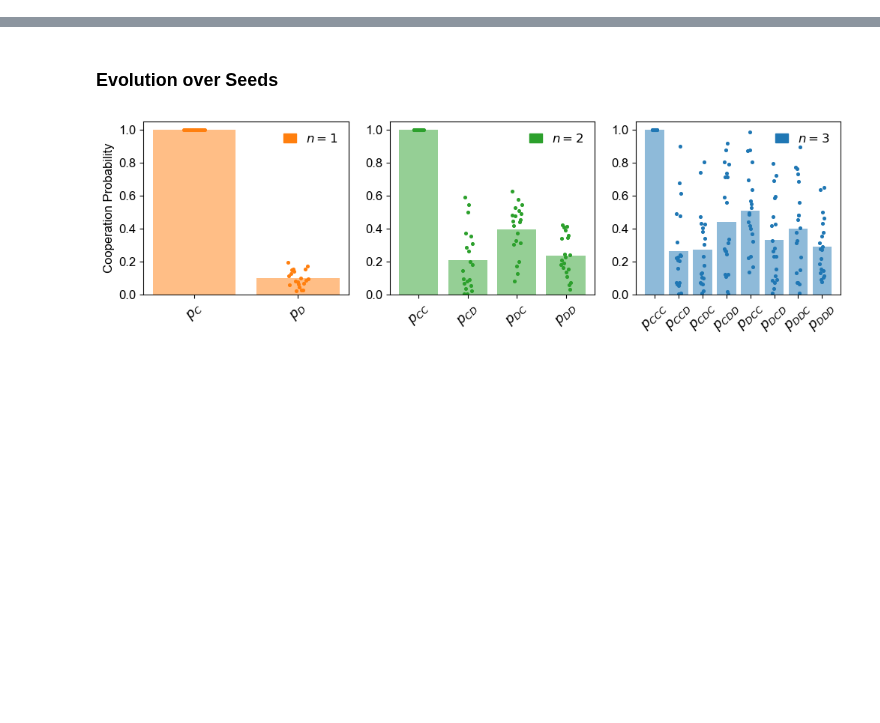
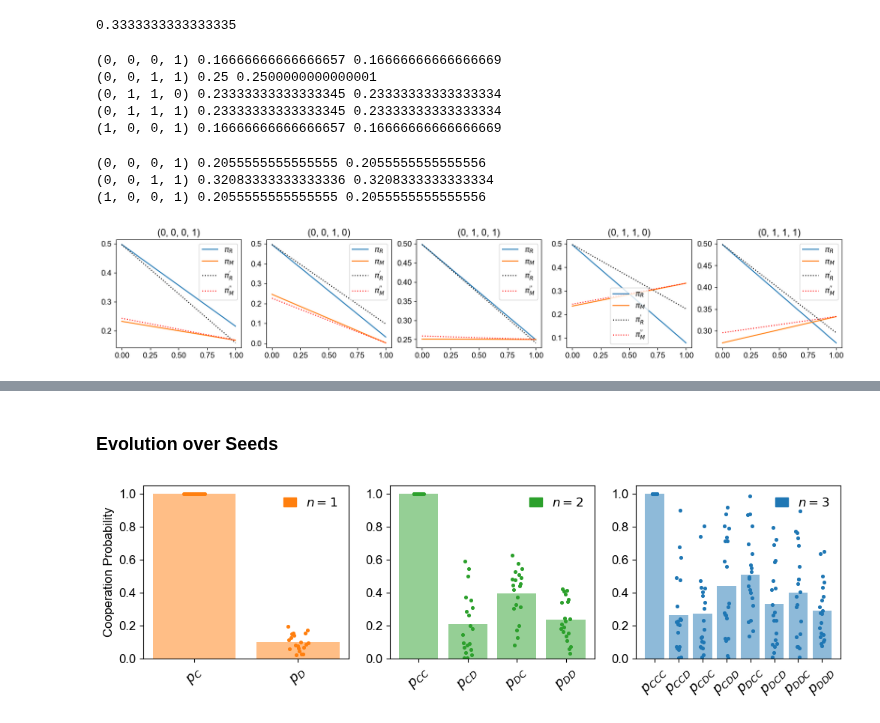
Before and after one commit to Nikoleta-v3/conditional-cooperation-with-longer-memory, a Jupyter notebook: notebooks/Looking into Fig 3.ipynb, the cells around one changed output, grey strips where cells are left out. Cells and saved outputs as stored; diff of their text form; code cells hidden in the pictures; blank space fills up the shorter version.

```diff
--- a/notebooks/Looking into Fig 3.ipynb
+++ b/notebooks/Looking into Fig 3.ipynb
@@ -167,0 +251,4 @@ Text(0.5, 1.0, 'Reactive-1')
+# %%
+ss[1]
+# %% [output]
+0.3333333333333335
@@ -167,0 +257,26 @@ Text(0.5, 1.0, 'Reactive-1')
+# %%
+for coplayer in pure:
+    A = match_payoffs_efficiently(player1_evol_outcome, coplayer, 1, 1/2)
+
+    B = match_payoffs_efficiently(player1_opposite, coplayer, 1, 1/2)
+
+    if A != B:
+        print(coplayer, A, B)
+# %% [output]
+(0, 0, 0, 1) 0.16666666666666657 0.16666666666666669
+(0, 0, 1, 1) 0.25 0.2500000000000001
+(0, 1, 1, 0) 0.23333333333333345 0.23333333333333334
+(0, 1, 1, 1) 0.23333333333333345 0.23333333333333334
+(1, 0, 0, 1) 0.16666666666666657 0.16666666666666669
+# %%
+for coplayer in pure:
+    A = match_payoffs_efficiently(player1_evol_outcome, coplayer, 1, 1/3)
+
+    B = match_payoffs_efficiently(player1_opposite, coplayer, 1, 1/3)
+
+    if A != B:
+        print(coplayer, A, B)
+# %% [output]
+(0, 0, 0, 1) 0.2055555555555555 0.2055555555555556
+(0, 0, 1, 1) 0.32083333333333336 0.3208333333333334
+(1, 0, 0, 1) 0.2055555555555555 0.2055555555555556
@@ -167,0 +293,38 @@ Text(0.5, 1.0, 'Reactive-1')
+# %%
+fig, axes = plt.subplots(ncols=5, figsize=(20, 3
+                                ))
+
+for i, index in enumerate(deviating_indices):
+
+    mutant = pure[index]
+
+    payoffsR = []; payoffsM = []
+
+    payoffsR2 = []; payoffsM2 = []
+
+
+    for k in (1, 99):
+
+        pR, pM = expected_payoffs(resident1, mutant, b, c, N, k, memory)
+
+        payoffsR.append(pR)
+        payoffsM.append(pM)
+
+        pR2, pM2 = expected_payoffs(resident2, mutant, b, c, N, k, memory)
+
+        payoffsR2.append(pR2)
+        payoffsM2.append(pM2)
+
+    axes[i].plot(payoffsR, label='$\pi_{R}$');
+
+    axes[i].plot(payoffsM, label='$\pi_{M}$');
+
+    axes[i].plot(payoffsR2, ':', label="$\pi^{'}_{R}$", color='black');
+
+    axes[i].plot(payoffsM2, ':', color='red', label="$\pi^{''}_{M}$");
+
+    axes[i].set_title(mutant)
+
+    axes[i].legend();
+# %% [output]
+[figure, added]
```
Also changed, not shown: parts of 54 cells of this notebook, 17 other files.
